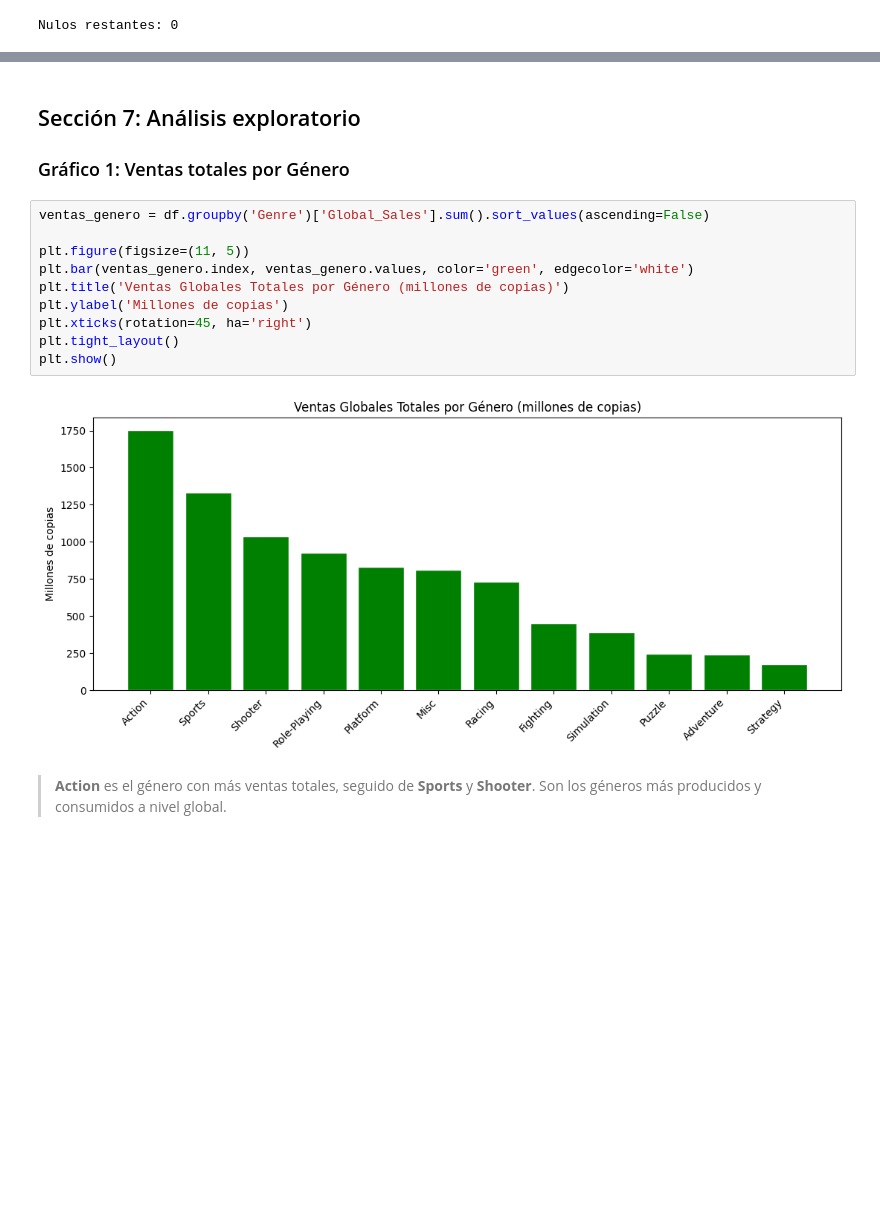
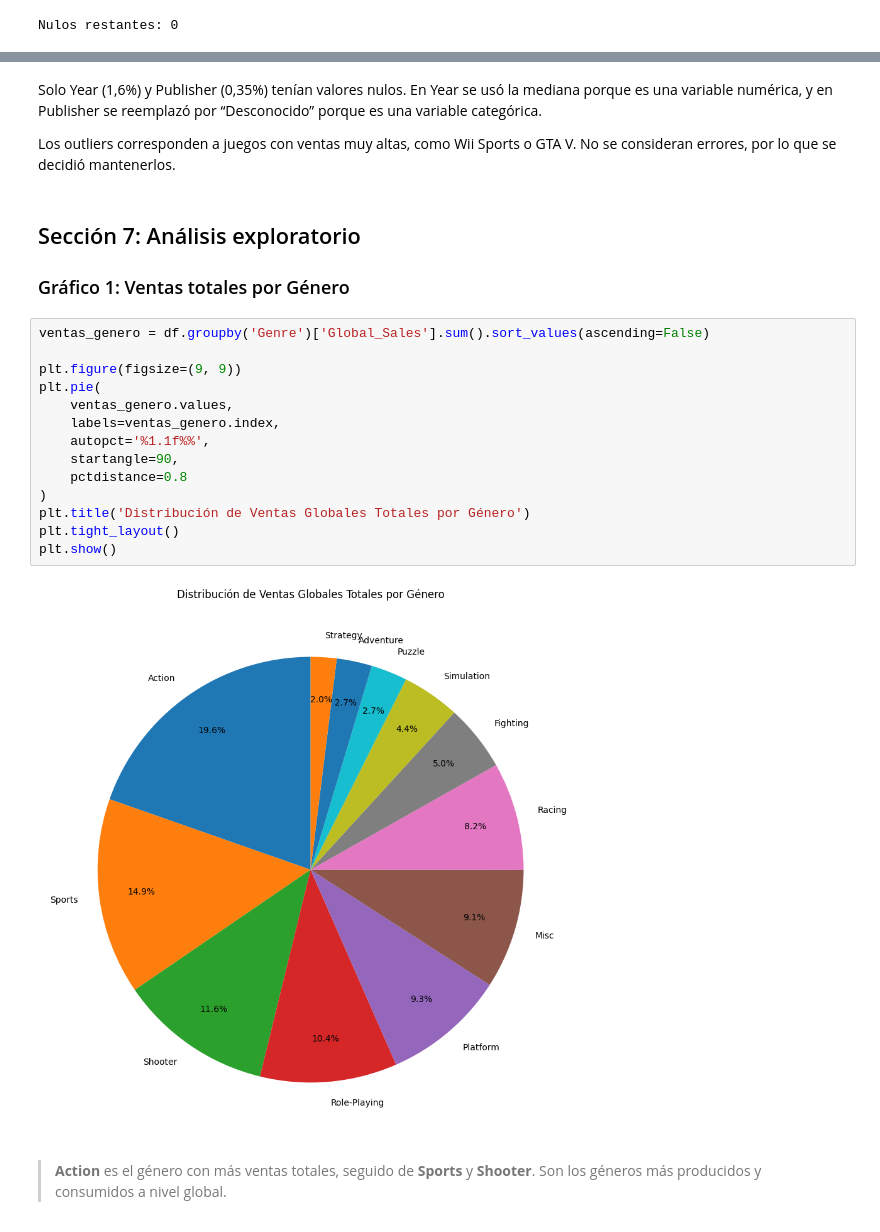
Before and after one commit to KaRaMbIIt/Mineria_De_Datos_VideoGameSales, a Jupyter notebook: Ev_1_Mineria_de_Datos.ipynb, the cells around one changed output, grey strips where cells are left out. Saved outputs shown, nothing was run; the diff lists cells and outputs as text; blank space fills up the shorter version.

```diff
--- a/Ev_1_Mineria_de_Datos.ipynb
+++ b/Ev_1_Mineria_de_Datos.ipynb
@@ -183,3 +205,7 @@ Nulos restantes: 0
+# %% [markdown]
+Solo Year (1,6%) y Publisher (0,35%) tenían valores nulos. En Year se usó la mediana porque es una variable numérica, y en Publisher se reemplazó por “Desconocido” porque es una variable categórica.
+
+Los outliers corresponden a juegos con ventas muy altas, como Wii Sports o GTA V. No se consideran errores, por lo que se decidió mantenerlos.
 # %% [markdown]
 ## Sección 7: Análisis exploratorio
 
@@ -187,15 +213,19 @@ Nulos restantes: 0
 # %%
 ventas_genero = df.groupby('Genre')['Global_Sales'].sum().sort_values(ascending=False)
 
-plt.figure(figsize=(11, 5))
-plt.bar(ventas_genero.index, ventas_genero.values, color='green', edgecolor='white')
-plt.title('Ventas Globales Totales por Género (millones de copias)')
-plt.ylabel('Millones de copias')
-plt.xticks(rotation=45, ha='right')
+plt.figure(figsize=(9, 9))
+plt.pie(
+    ventas_genero.values,
+    labels=ventas_genero.index,
+    autopct='%1.1f%%',
+    startangle=90,
+    pctdistance=0.8
+)
+plt.title('Distribución de Ventas Globales Totales por Género')
 plt.tight_layout()
 plt.show()
 # %% [output]
-[figure, old version]
+[figure, new version]
 # %% [markdown]
 > **Action** es el género con más ventas totales, seguido de **Sports** y **Shooter**. Son los géneros más producidos y consumidos a nivel global.
 # %% [markdown]
```
Also changed, not shown: parts of 8 cells of this notebook.
